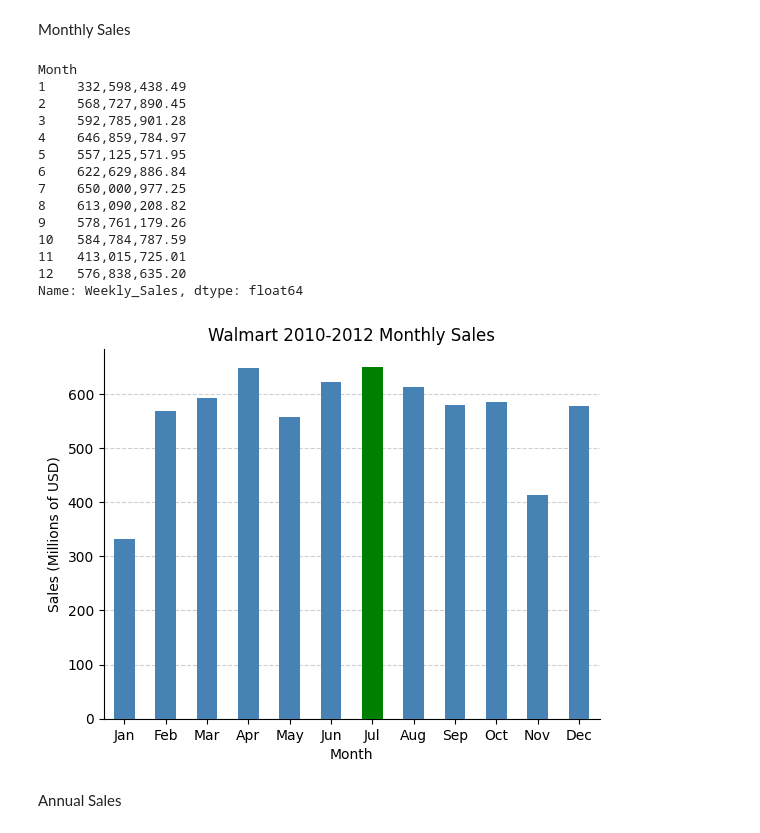
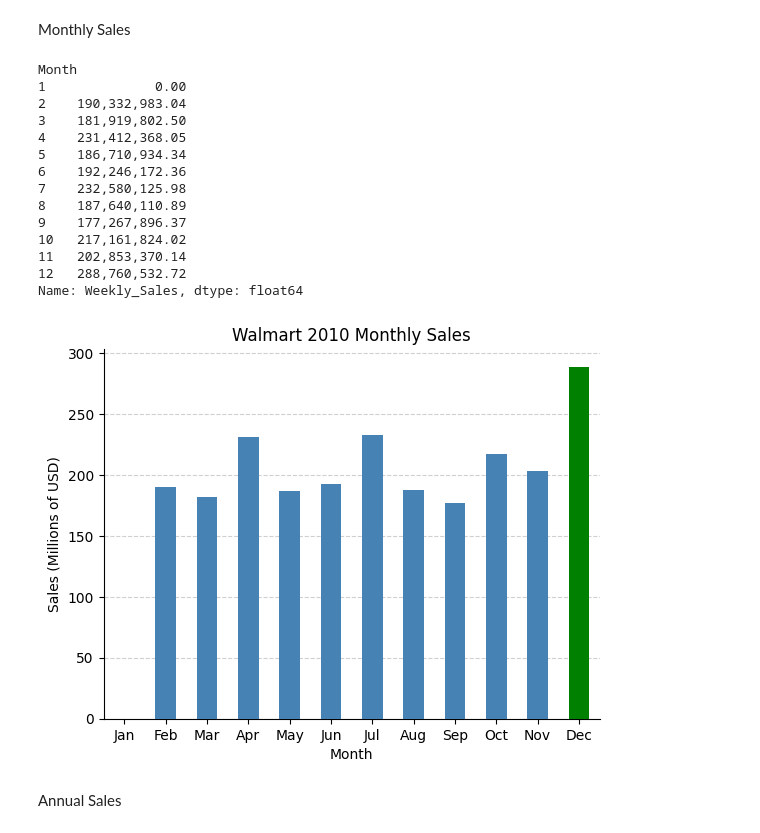
Before and after one commit to jcvd3v/retail-sales-data-insights, a Jupyter notebook: analysis.ipynb, the cells around one changed output. Cells and saved outputs as stored; diff of their text form; code cells hidden in the pictures.

Commit message:
fix: filter by year, fill empty months with 0

```diff
--- a/analysis.ipynb
+++ b/analysis.ipynb
@@ -41,36 +59,41 @@ df.head()
 # %% [markdown]
 Monthly Sales
 # %%
-monthly_sales = df.groupby('Month')['Weekly_Sales'].sum()  # group the sales by month and return the total
+year = 2010  # Change this value to select the year (2010, 2011, 2012)
+year_data=df[df['Date'].dt.year == year]  # Filter by year
+
+monthly_sales = year_data.groupby('Month')['Weekly_Sales'].sum()  # group the sales by month and return the total
+monthly_sales = monthly_sales.reindex(range(1,13)).fillna(0)
+
 top_month = monthly_sales.max()
 worst_month = monthly_sales.min()
 month_names=['Jan', 'Feb', 'Mar', 'Apr', 'May', 'Jun', 'Jul', 'Aug', 'Sep', 'Oct', 'Nov', 'Dec']
 
 print(monthly_sales)
 
 # Graph
 colors = ['green' if v == top_month else 'steelblue' for v in monthly_sales]
-(monthly_sales/1000000).plot(kind='bar', title='Walmart 2010-2012 Monthly Sales', ylabel='Sales (Millions of USD)', color=colors, zorder=4)
+(monthly_sales/1000000).plot(kind='bar', title=f'Walmart {year} Monthly Sales', ylabel='Sales (Millions of USD)', color=colors, zorder=4)
 plt.xticks(range(12), month_names, rotation=0)  # show month names
 plt.grid(axis='y', linestyle='--', alpha=0.6, zorder=1)  # grid settings
 plt.gca().spines['top'].set_visible(False) # spines visibility
 plt.gca().spines['right'].set_visible(False)
 # %% [output]
 Month
-1    332,598,438.49
-2    568,727,890.45
-3    592,785,901.28
-4    646,859,784.97
-5    557,125,571.95
-6    622,629,886.84
-7    650,000,977.25
-8    613,090,208.82
-9    578,761,179.26
-10   584,784,787.59
-11   413,015,725.01
-12   576,838,635.20
+1              0.00
+2    190,332,983.04
+3    181,919,802.50
+4    231,412,368.05
+5    186,710,934.34
+6    192,246,172.36
+7    232,580,125.98
+8    187,640,110.89
+9    177,267,896.37
+10   217,161,824.02
+11   202,853,370.14
+12   288,760,532.72
 Name: Weekly_Sales, dtype: float64
-[figure, old version]
+[figure, new version]
 # %% [markdown]
 Annual Sales
 # %%
```
Also changed, not shown: parts of 3 cells of this notebook.
